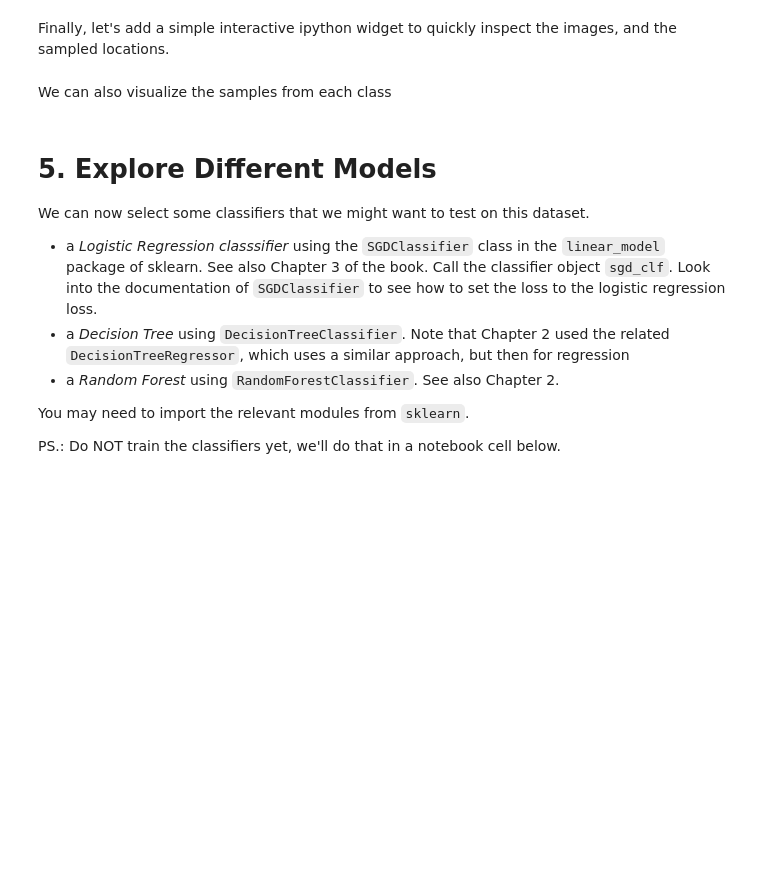
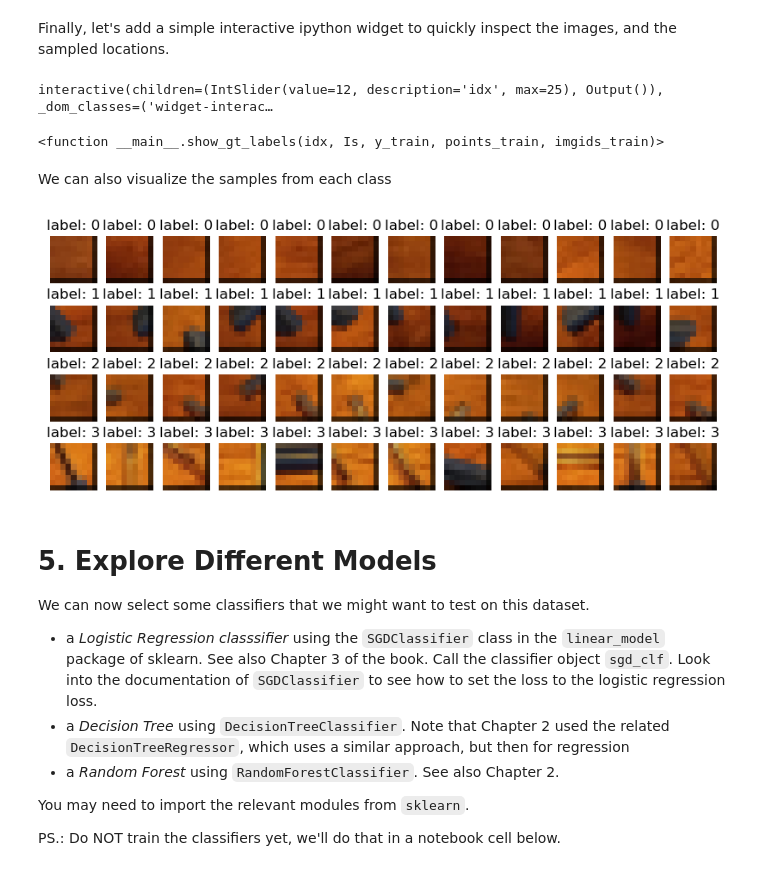
Before and after one commit to kvta1/RO47002, a Jupyter notebook: practicum2/RO47002_week2_cv_project.ipynb, the cells around one changed output. Saved outputs shown, nothing was run; the diff lists cells and outputs as text; code cells hidden in the pictures; blank space fills up the shorter version.

```diff
--- a/practicum2/RO47002_week2_cv_project.ipynb
+++ b/practicum2/RO47002_week2_cv_project.ipynb
@@ -665,13 +667,11 @@ The function should do the following:
 # %%
 # the target size of the patches after downsizing
 FEAT_SIZE = (9,9,3)
-# %%
-def patch_to_vec(P):
-
-    # YOUR CODE HERE
-    raise NotImplementedError()
-
-    return x
+# %%
+def patch_to_vec(P):
+    x = skimage.transform.downscale_local_mean(P, (12, 12, 1))
+    x = x.flatten()
+    return x
 # %% [markdown]
 **Q:** How many dimensions will the resulting feature space have?
 # %%
@@ -767,32 +798,36 @@ ipywidgets.interact(show_gt_labels,
                     y_train = ipywidgets.fixed(y_train),
                     points_train = ipywidgets.fixed(points_train),
                     imgids_train = ipywidgets.fixed(imgids_train))
+# %% [output]
+interactive(children=(IntSlider(value=12, description='idx', max=25), Output()), _dom_classes=('widget-interac…
+<function __main__.show_gt_labels(idx, Is, y_train, points_train, imgids_train)>
 # %% [markdown]
 We can also visualize the samples from each class
 # %%
 def plot_samples(Ps, labels):
     uls = np.unique(labels)
     nclasses = len(uls)
     nsamples = 12
 
     plt.figure(figsize=(10,4))
 
     for lidx, label in enumerate(uls):
         idxs = np.where(labels == label)[0]
         idxs = np.random.choice(idxs, nsamples, replace=False)
 
         for j, idx in enumerate(idxs):
             P = Ps[idx,:]
             P = P.reshape(FEAT_SIZE)
-
             plt.subplot(nclasses, nsamples, lidx*nsamples+j+1)
-            plt.imshow(P, clim=(0,1))
+            plt.imshow(P.astype('uint8'), clim=(0,1))
             plt.axis('off')
             plt.title('label: %d' % label)
 
     plt.show()
 
 plot_samples(X_train, y_train)
+# %% [output]
+[figure, added]
 # %% [markdown]
 <a id='explore_different_models'></a>
 # 5. Explore Different Models
```
Also changed, not shown: parts of 21 cells of this notebook.
